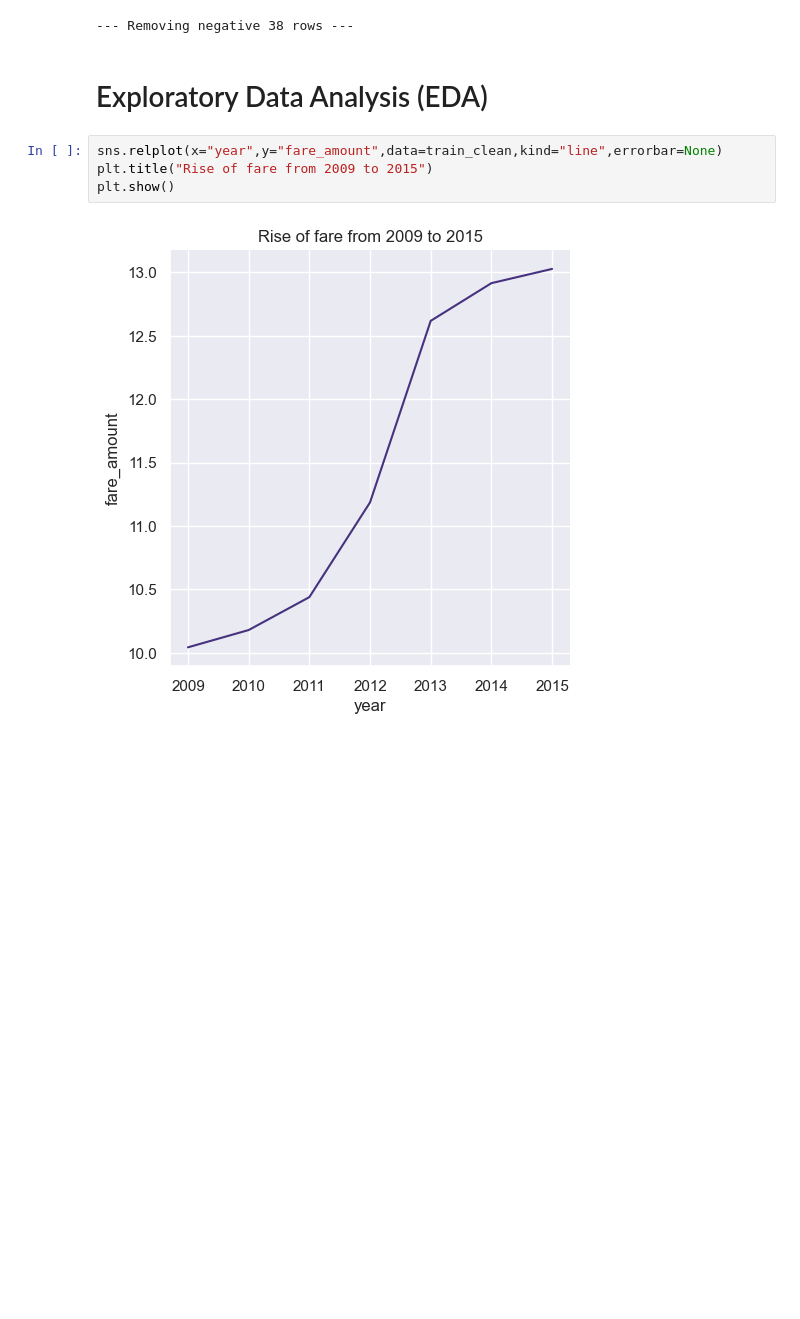
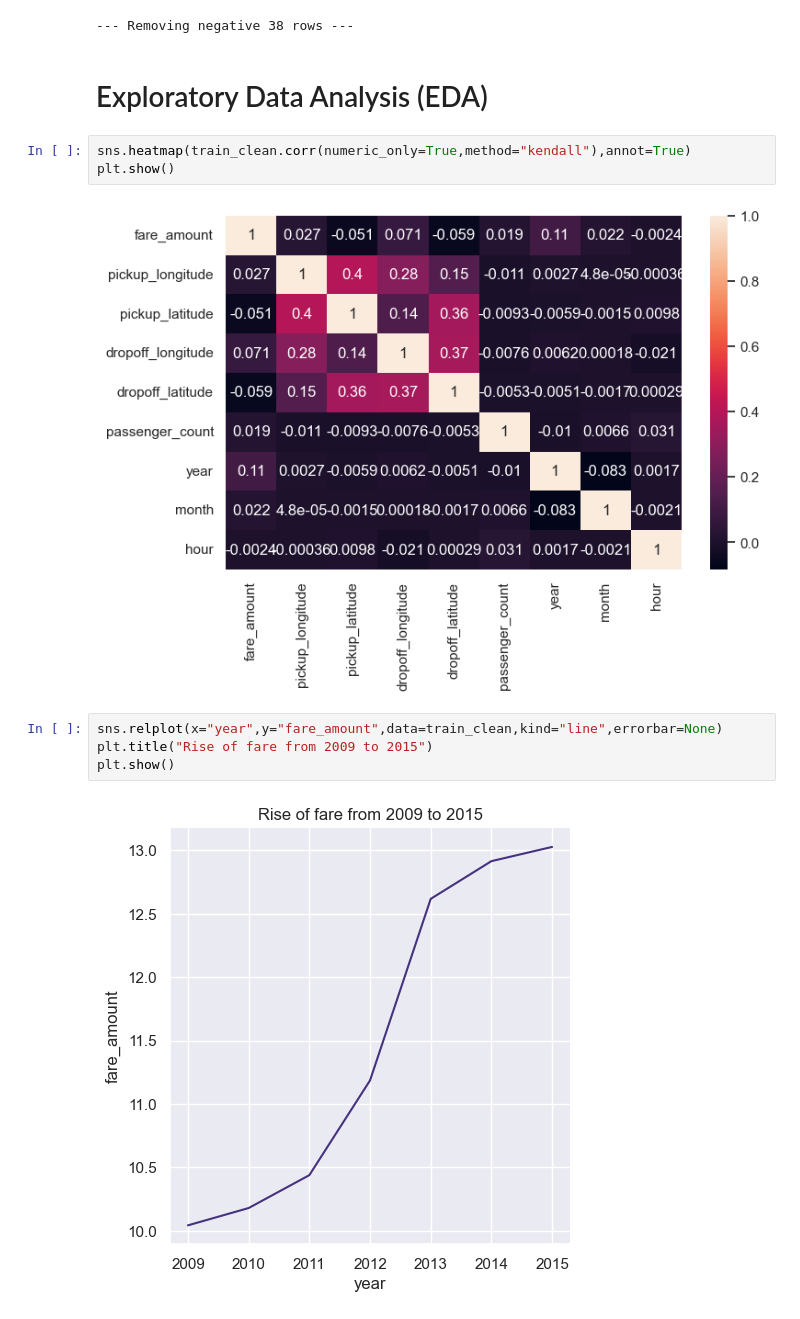
Before and after one commit to aguchhait-stack/nyc-taxi-fare-prediction, a Jupyter notebook: nyc-taxi-fare-prediction.ipynb, the cells around one changed output. Drawn from its saved outputs; the diff is of its cells as text; blank space fills up the shorter version.

```diff
--- a/nyc-taxi-fare-prediction.ipynb
+++ b/nyc-taxi-fare-prediction.ipynb
@@ -136,6 +132,11 @@ train_clean["hour"]=train_clean["pickup_datetime"].dt.hour
 --- Removing negative 38 rows ---
 # %% [markdown]
 # Exploratory Data Analysis (EDA)
+# %%
+sns.heatmap(train_clean.corr(numeric_only=True,method="kendall"),annot=True)
+plt.show()
+# %% [output]
+[figure, added]
 # %%
 sns.relplot(x="year",y="fare_amount",data=train_clean,kind="line",errorbar=None)
 plt.title("Rise of fare from 2009 to 2015")
```
Also changed, not shown: parts of 7 cells of this notebook, 9 other files.
